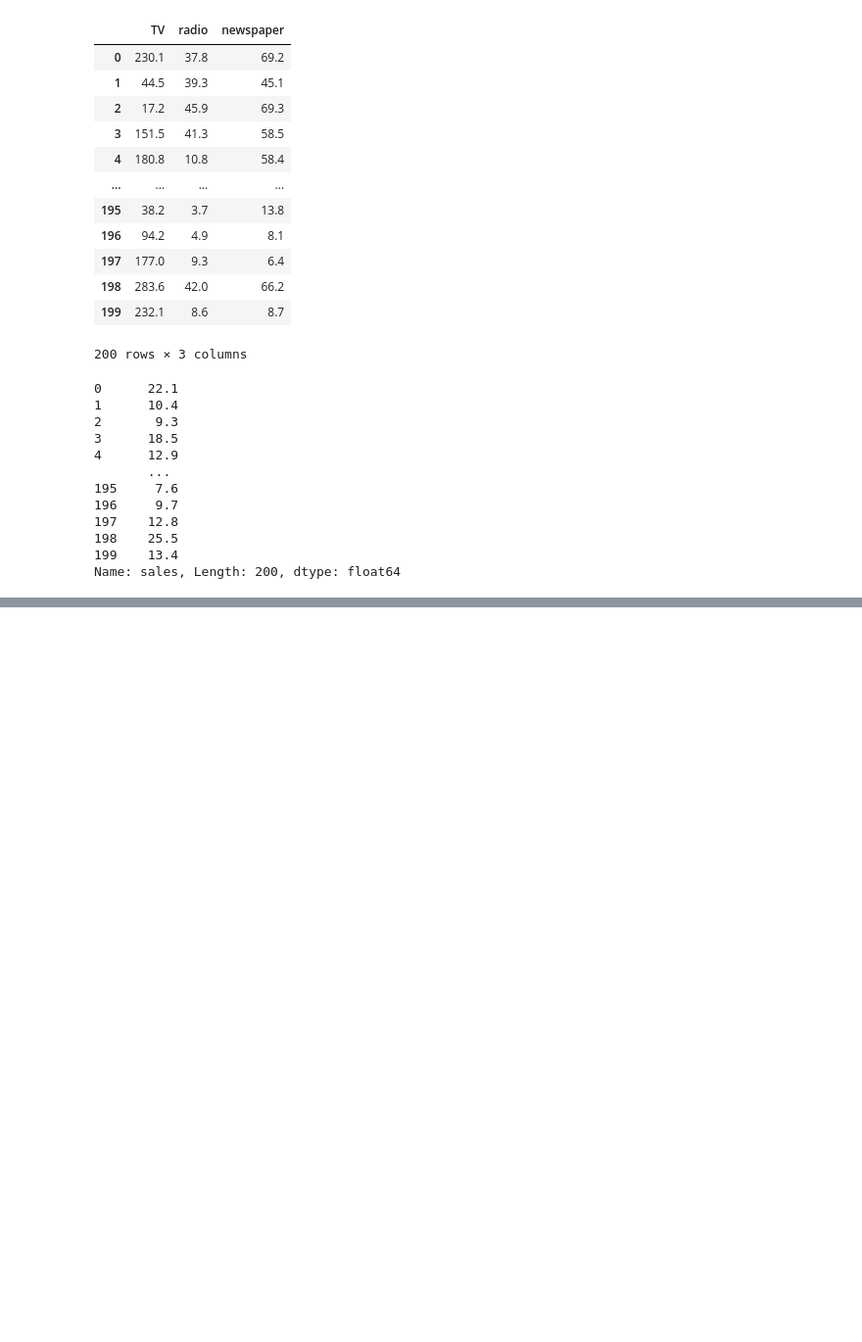
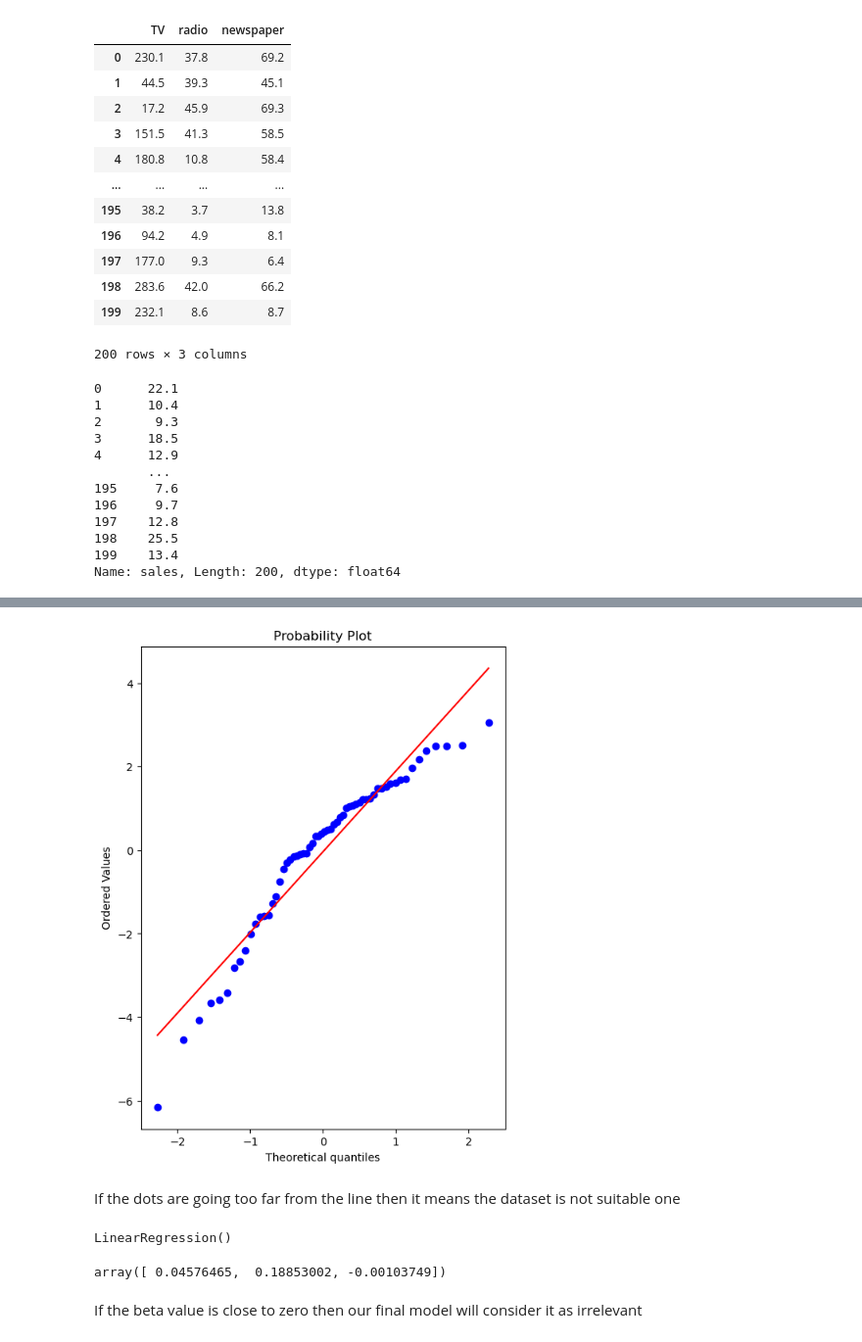
Before and after one commit to Aalamansari/Machine_learning, a Jupyter notebook: 06_Linear_regression/02_scikit_learn.ipynb, the cells around one changed output, grey strips where cells are left out. Shown at 98% size. Saved outputs shown, nothing was run; the diff lists cells and outputs as text; code cells hidden in the pictures; blank space fills up the shorter version.

```diff
--- a/06_Linear_regression/02_scikit_learn.ipynb
+++ b/06_Linear_regression/02_scikit_learn.ipynb
@@ -104,0 +248,7 @@ train_test_split(*arrays, test_size=None, train_size=None, random_state=None, sh
+# %%
+fig, ax = plt.subplots(figsize=(6,8),dpi=100)
+_ = sp.stats.probplot(test_residuals,plot=ax)
+# %% [output]
+[figure, added]
+# %% [markdown]
+If the dots are going too far from the line then it means the dataset is not suitable one
@@ -104,0 +257,11 @@ train_test_split(*arrays, test_size=None, train_size=None, random_state=None, sh
+# %%
+final_model.fit(X,y)
+# %% [output]
+LinearRegression()
+# %%
+final_model.coef_
+# it gives the beta cofficients
+# %% [output]
+array([ 0.04576465,  0.18853002, -0.00103749])
+# %% [markdown]
+If the beta value is close to zero then our final model will consider it as irrelevant
```
Also changed, not shown: parts of 37 cells of this notebook, 1 other file.
